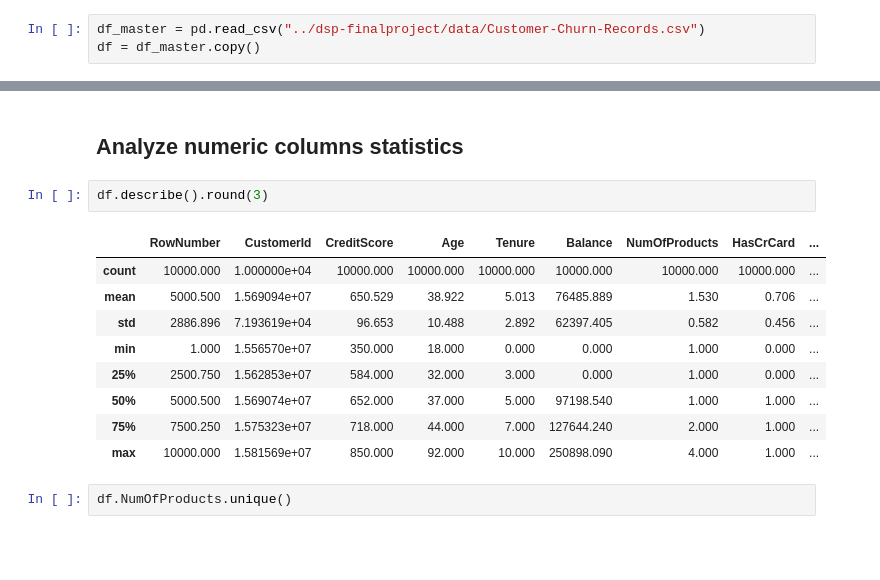
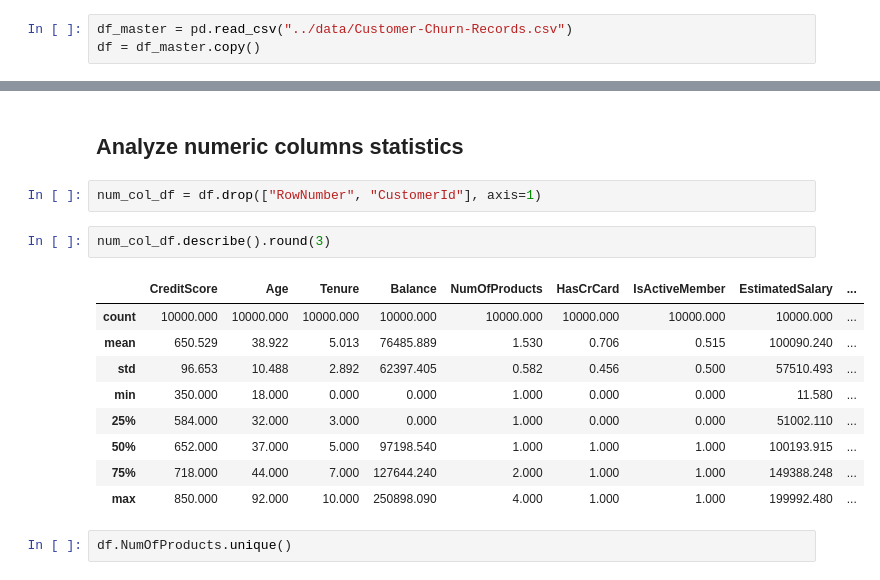
Before and after one commit to Safwan-ullah-khan/dsp-finalproject, a Jupyter notebook: notebook/build_model.ipynb, the cells around one changed output, grey strips where cells are left out. Cells and saved outputs as stored; diff of their text form; blank space fills up the shorter version.

```diff
--- a/notebook/build_model.ipynb
+++ b/notebook/build_model.ipynb
@@ -15,7 +16,7 @@ from sklearn.linear_model import LogisticRegression
 # %% [markdown]
 # Import data
 # %%
-df_master = pd.read_csv("../dsp-finalproject/data/Customer-Churn-Records.csv")
+df_master = pd.read_csv("../data/Customer-Churn-Records.csv")
 df = df_master.copy()
 # %%
 df.head()
@@ -64,18 +66,20 @@ memory usage: 1.4+ MB
 * Columns from the first glance seem to be in the correct type.
 # %% [markdown]
 ## Analyze numeric columns statistics
+# %%
+num_col_df = df.drop(["RowNumber", "CustomerId"], axis=1)
 # %%
-df.describe().round(3)
+num_col_df.describe().round(3)
 # %% [output]
-|  | RowNumber | CustomerId | CreditScore | Age | Tenure | Balance | NumOfProducts | HasCrCard | ... |
-| count | 10000.000 | 1.000000e+04 | 10000.000 | 10000.000 | 10000.000 | 10000.000 | 10000.000 | 10000.000 | ... |
-| mean | 5000.500 | 1.569094e+07 | 650.529 | 38.922 | 5.013 | 76485.889 | 1.530 | 0.706 | ... |
-| std | 2886.896 | 7.193619e+04 | 96.653 | 10.488 | 2.892 | 62397.405 | 0.582 | 0.456 | ... |
-| min | 1.000 | 1.556570e+07 | 350.000 | 18.000 | 0.000 | 0.000 | 1.000 | 0.000 | ... |
-| 25% | 2500.750 | 1.562853e+07 | 584.000 | 32.000 | 3.000 | 0.000 | 1.000 | 0.000 | ... |
-| 50% | 5000.500 | 1.569074e+07 | 652.000 | 37.000 | 5.000 | 97198.540 | 1.000 | 1.000 | ... |
-| 75% | 7500.250 | 1.575323e+07 | 718.000 | 44.000 | 7.000 | 127644.240 | 2.000 | 1.000 | ... |
-| max | 10000.000 | 1.581569e+07 | 850.000 | 92.000 | 10.000 | 250898.090 | 4.000 | 1.000 | ... |
+|  | CreditScore | Age | Tenure | Balance | NumOfProducts | HasCrCard | IsActiveMember | EstimatedSalary | ... |
+| count | 10000.000 | 10000.000 | 10000.000 | 10000.000 | 10000.000 | 10000.000 | 10000.000 | 10000.000 | ... |
+| mean | 650.529 | 38.922 | 5.013 | 76485.889 | 1.530 | 0.706 | 0.515 | 100090.240 | ... |
+| std | 96.653 | 10.488 | 2.892 | 62397.405 | 0.582 | 0.456 | 0.500 | 57510.493 | ... |
+| min | 350.000 | 18.000 | 0.000 | 0.000 | 1.000 | 0.000 | 0.000 | 11.580 | ... |
+| 25% | 584.000 | 32.000 | 3.000 | 0.000 | 1.000 | 0.000 | 0.000 | 51002.110 | ... |
+| 50% | 652.000 | 37.000 | 5.000 | 97198.540 | 1.000 | 1.000 | 1.000 | 100193.915 | ... |
+| 75% | 718.000 | 44.000 | 7.000 | 127644.240 | 2.000 | 1.000 | 1.000 | 149388.248 | ... |
+| max | 850.000 | 92.000 | 10.000 | 250898.090 | 4.000 | 1.000 | 1.000 | 199992.480 | ... |
 # %%
 df.NumOfProducts.unique()
 # %% [output]
```
Also changed, not shown: parts of 8 cells of this notebook.
